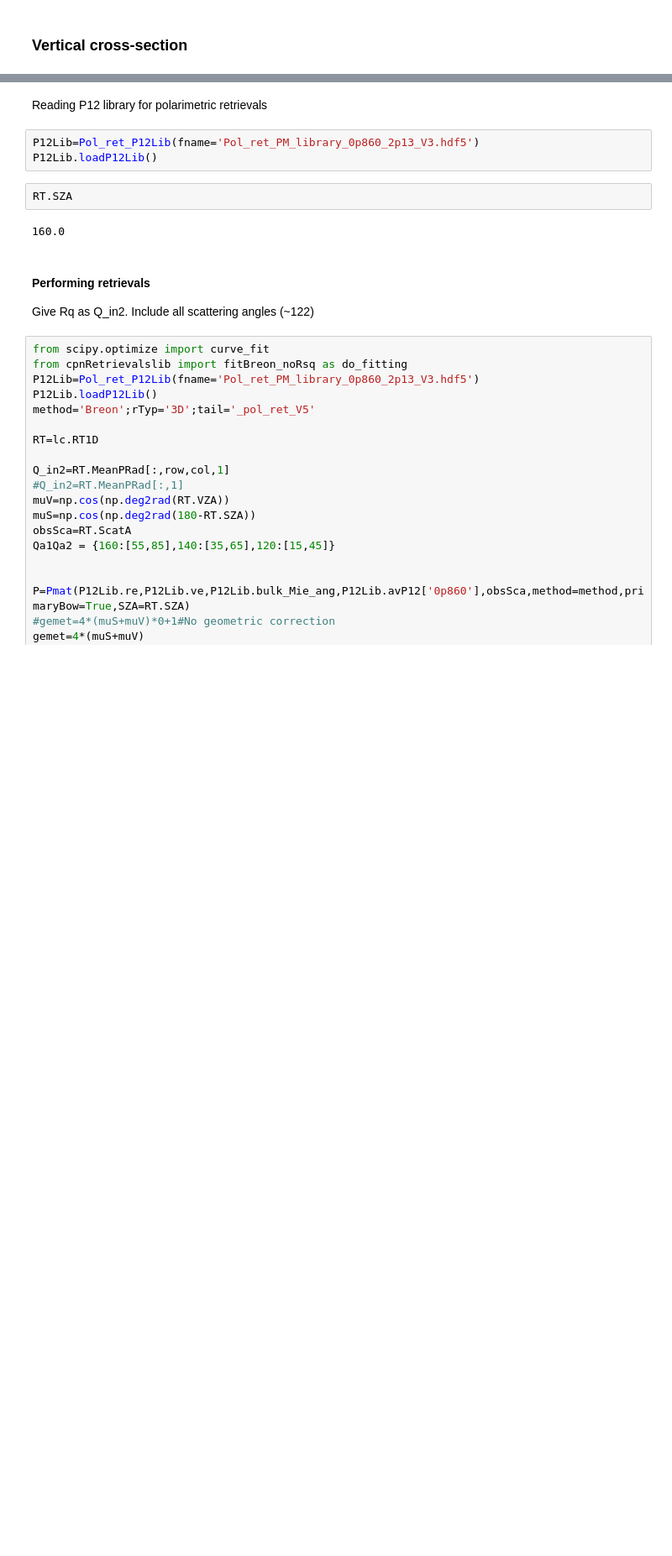
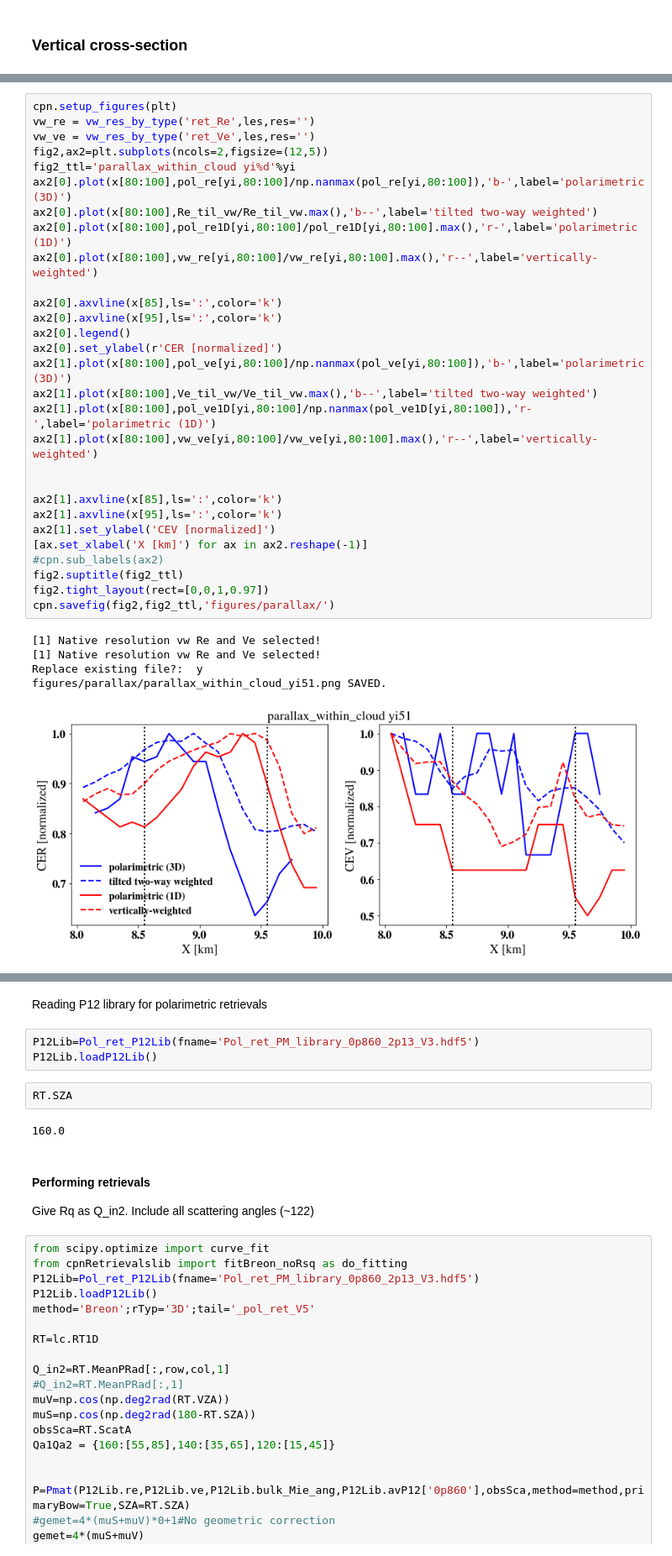
Before and after one commit to cpnHere/ACRS, a Jupyter notebook: Retrievals/Pol_retrievals/analysis_pol_ret.ipynb, the cells around one changed output, grey strips where cells are left out. Shown at 84% size. Drawn from its saved outputs; the diff is of its cells as text; blank space fills up the shorter version.

```diff
--- a/Retrievals/Pol_retrievals/analysis_pol_ret.ipynb
+++ b/Retrievals/Pol_retrievals/analysis_pol_ret.ipynb
@@ -359,0 +517,35 @@ figures/temp/Vertical_cross-section_y50_zoomed.png SAVED.
+# %%
+cpn.setup_figures(plt)
+vw_re = vw_res_by_type('ret_Re',les,res='')
+vw_ve = vw_res_by_type('ret_Ve',les,res='')
+fig2,ax2=plt.subplots(ncols=2,figsize=(12,5))
+fig2_ttl='parallax_within_cloud yi%d'%yi
+ax2[0].plot(x[80:100],pol_re[yi,80:100]/np.nanmax(pol_re[yi,80:100]),'b-',label='polarimetric (3D)')
+ax2[0].plot(x[80:100],Re_til_vw/Re_til_vw.max(),'b--',label='tilted two-way weighted')
+ax2[0].plot(x[80:100],pol_re1D[yi,80:100]/pol_re1D[yi,80:100].max(),'r-',label='polarimetric (1D)')
+ax2[0].plot(x[80:100],vw_re[yi,80:100]/vw_re[yi,80:100].max(),'r--',label='vertically-weighted')
+
+ax2[0].axvline(x[85],ls=':',color='k')
+ax2[0].axvline(x[95],ls=':',color='k')
+ax2[0].legend()
+ax2[0].set_ylabel(r'CER [normalized]')
+ax2[1].plot(x[80:100],pol_ve[yi,80:100]/np.nanmax(pol_ve[yi,80:100]),'b-',label='polarimetric (3D)')
+ax2[1].plot(x[80:100],Ve_til_vw/Ve_til_vw.max(),'b--',label='tilted two-way weighted')
+ax2[1].plot(x[80:100],pol_ve1D[yi,80:100]/np.nanmax(pol_ve1D[yi,80:100]),'r-',label='polarimetric (1D)')
+ax2[1].plot(x[80:100],vw_ve[yi,80:100]/vw_ve[yi,80:100].max(),'r--',label='vertically-weighted')
+
+
+ax2[1].axvline(x[85],ls=':',color='k')
+ax2[1].axvline(x[95],ls=':',color='k')
+ax2[1].set_ylabel('CEV [normalized]')
+[ax.set_xlabel('X [km]') for ax in ax2.reshape(-1)]
+#cpn.sub_labels(ax2)
+fig2.suptitle(fig2_ttl)
+fig2.tight_layout(rect=[0,0,1,0.97])
+cpn.savefig(fig2,fig2_ttl,'figures/parallax/')
+# %% [output]
+[1] Native resolution vw Re and Ve selected!
+[1] Native resolution vw Re and Ve selected!
+Replace existing file?:  y
+figures/parallax/parallax_within_cloud_yi51.png SAVED.
+[figure, added]
```
Also changed, not shown: parts of 15 cells of this notebook.
